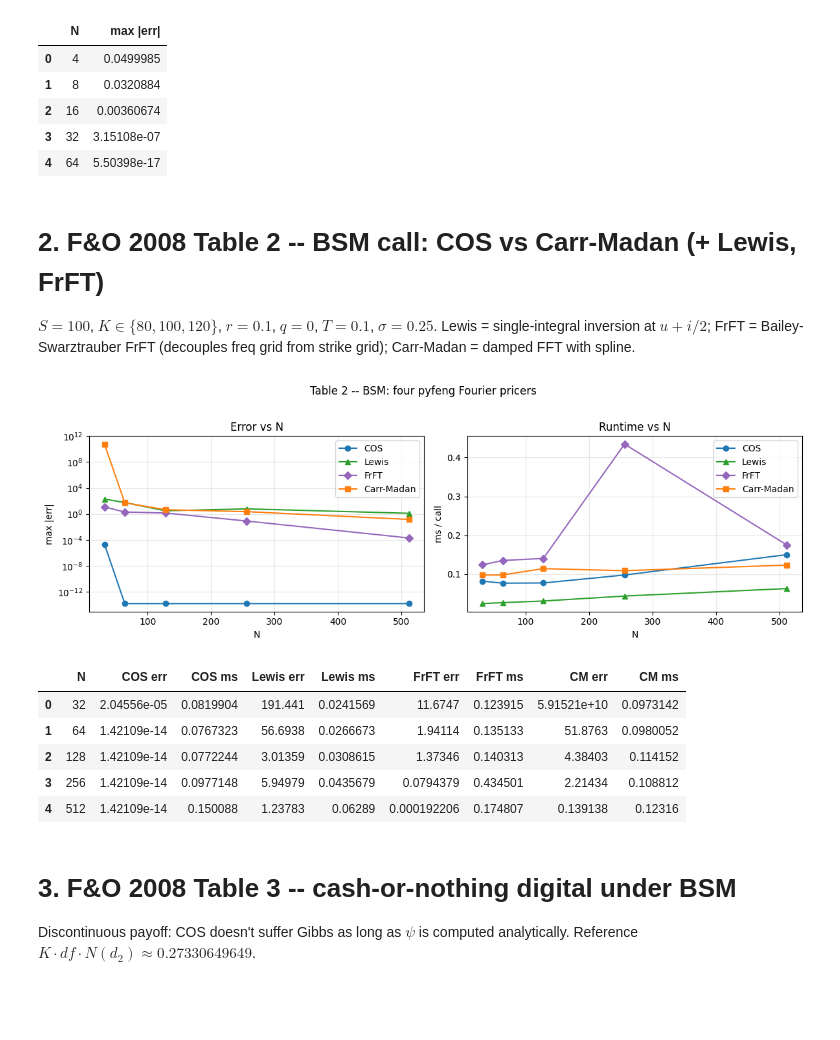
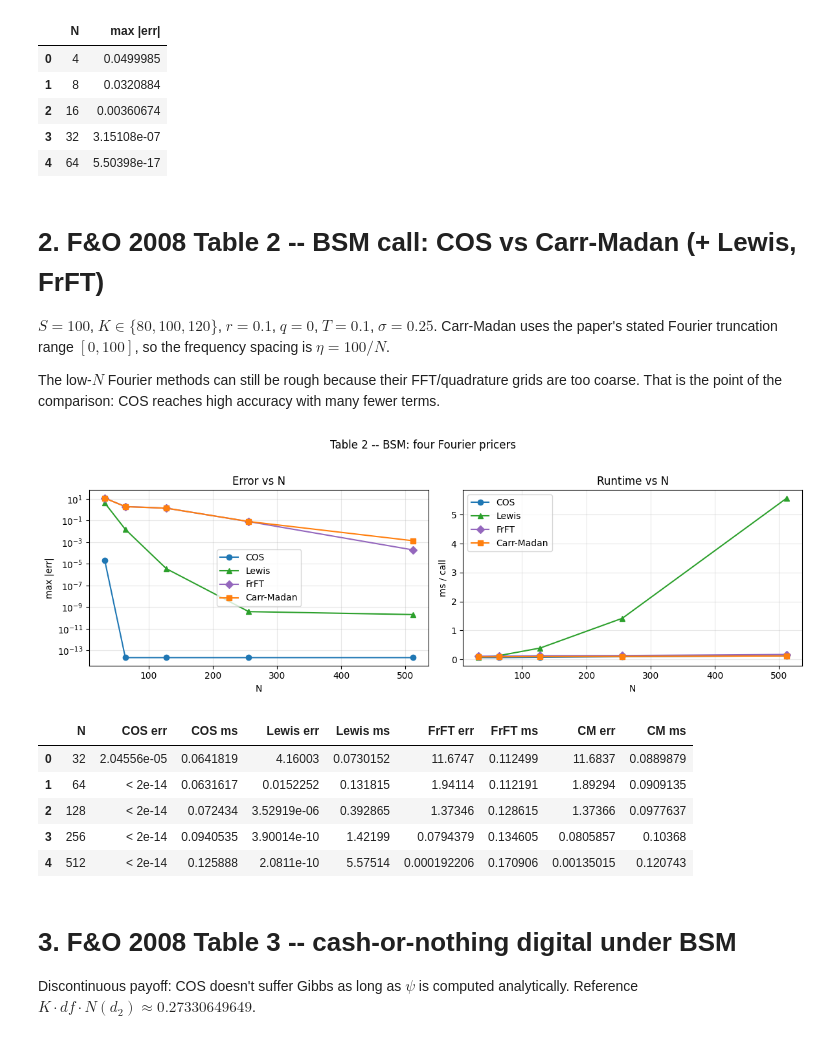
Before and after one commit to ee2625/fourier-cosine-option-pricing, a Jupyter notebook: notebooks/tests.ipynb, the cells around one changed output. Saved outputs shown, nothing was run; the diff lists cells and outputs as text; code cells hidden in the pictures; blank space fills up the shorter version.

Commit message:
Clarify unstable Fourier benchmark cases

```diff
--- a/notebooks/tests.ipynb
+++ b/notebooks/tests.ipynb
@@ -188,60 +188,64 @@ df_t1
 # %% [markdown]
 # 2. F&O 2008 Table 2 -- BSM call: COS vs Carr-Madan (+ Lewis, FrFT)
 
-$S = 100$, $K \in \{80, 100, 120\}$, $r = 0.1$, $q = 0$, $T = 0.1$, $\sigma = 0.25$. Lewis = single-integral inversion at $u + i/2$; FrFT = Bailey-Swarztrauber FrFT (decouples freq grid from strike grid); Carr-Madan = damped FFT with spline.
+$S = 100$, $K \in \{80, 100, 120\}$, $r = 0.1$, $q = 0$, $T = 0.1$, $\sigma = 0.25$. Carr-Madan uses the paper's stated Fourier truncation range $[0,100]$, so the frequency spacing is $\eta = 100/N$.
+
+The low-$N$ Fourier methods can still be rough because their FFT/quadrature grids are too coarse. That is the point of the comparison: COS reaches high accuracy with many fewer terms.
 # %%
 from cos_pricing.carr_madan import carr_madan_price
+from cos_pricing.lewis import lewis_price
 
 sig, r, q, T, S = 0.25, 0.1, 0.0, 0.1, 100.0
 strikes_t2 = np.array([80.0, 100.0, 120.0])
 ref_t2     = bsm_price(strikes_t2, S, sig, T, r, q, cp=+1)
 
 m_cos  = BsmCos (sigma=sig, intr=r, divr=q)
-m_fft  = pf.BsmFft(sigma=sig, intr=r, divr=q)   # Lewis (Simpson)
 m_frft = BsmFrft(sigma=sig, intr=r, divr=q)     # FrFT
 fwd2   = S * np.exp((r - q) * T)
 df2    = np.exp(-r * T)
 cf_bsm = lambda u: np.exp(-0.5 * sig**2 * T * u * (u + 1j))   # CF of log(S_T/F)
 
 rows = []
 for N in [32, 64, 128, 256, 512]:
     m_cos.n_cos = N
     cos_e, cos_ms = bench(lambda: m_cos.price(strikes_t2, S, T, cp=+1), ref_t2)
 
-    m_fft.n_x = N
-    lw_e, lw_ms = bench(lambda: m_fft.price(strikes_t2, S, T, cp=+1), ref_t2)
+    lw_e, lw_ms = bench(lambda: lewis_price(cf_bsm, T, strikes_t2, fwd2, df2, cp=+1, n_quad=N), ref_t2)
 
     m_frft.n_frft, m_frft.eta_frft, m_frft.lambda_frft = N, 100.0 / N, 0.005
     fr_e, fr_ms = bench(lambda: m_frft.price_frft(strikes_t2, S, T, cp=+1), ref_t2)
 
-    cm_e, cm_ms = bench(lambda: carr_madan_price(cf_bsm, T, strikes_t2, fwd2, df2, cp=+1, N=N), ref_t2)
+    cm_e, cm_ms = bench(
+        lambda: carr_madan_price(cf_bsm, T, strikes_t2, fwd2, df2, cp=+1, N=N, eta_grid=100.0 / N),
+        ref_t2,
+    )
 
     rows.append((N, cos_e, cos_ms, lw_e, lw_ms, fr_e, fr_ms, cm_e, cm_ms))
 
 df_t2 = pd.DataFrame(rows, columns=["N",
     "COS err", "COS ms", "Lewis err", "Lewis ms",
     "FrFT err", "FrFT ms", "CM err", "CM ms"])
 
 methods = [("COS", "o-", "#1f77b4"), ("Lewis", "^-", "#2ca02c"),
            ("FrFT", "D-", "#9467bd"), ("Carr-Madan", "s-", "#ff7f0e")]
 err_cols, ms_cols = ["COS err", "Lewis err", "FrFT err", "CM err"], ["COS ms", "Lewis ms", "FrFT ms", "CM ms"]
 
 fig, (a1, a2) = plt.subplots(1, 2, figsize=(12, 4))
 for (lbl, st, col), ec, mc in zip(methods, err_cols, ms_cols):
-    a1.semilogy(df_t2["N"], df_t2[ec], st, label=lbl, color=col)
+    a1.semilogy(df_t2["N"], plot_values(df_t2[ec], ec), st, label=lbl, color=col)
     a2.plot    (df_t2["N"], df_t2[mc], st, label=lbl, color=col)
 a1.set(xlabel="N", ylabel="max |err|", title="Error vs N"); a1.grid(True, which="both", alpha=0.3); a1.legend()
 a2.set(xlabel="N", ylabel="ms / call", title="Runtime vs N"); a2.grid(True, alpha=0.3); a2.legend()
-fig.suptitle("Table 2 -- BSM: four pyfeng Fourier pricers", y=1.02); fig.tight_layout(); plt.show()
-df_t2
+fig.suptitle("Table 2 -- BSM: four Fourier pricers", y=1.02); fig.tight_layout(); plt.show()
+display_error_table(df_t2)
 # %% [output]
-[figure, old version]
+[figure, new version]
 |  | N | COS err | COS ms | Lewis err | Lewis ms | FrFT err | FrFT ms | CM err | CM ms |
-| 0 | 32 | 2.04556e-05 | 0.0819904 | 191.441 | 0.0241569 | 11.6747 | 0.123915 | 5.91521e+10 | 0.0973142 |
-| 1 | 64 | 1.42109e-14 | 0.0767323 | 56.6938 | 0.0266673 | 1.94114 | 0.135133 | 51.8763 | 0.0980052 |
-| 2 | 128 | 1.42109e-14 | 0.0772244 | 3.01359 | 0.0308615 | 1.37346 | 0.140313 | 4.38403 | 0.114152 |
-| 3 | 256 | 1.42109e-14 | 0.0977148 | 5.94979 | 0.0435679 | 0.0794379 | 0.434501 | 2.21434 | 0.108812 |
-| 4 | 512 | 1.42109e-14 | 0.150088 | 1.23783 | 0.06289 | 0.000192206 | 0.174807 | 0.139138 | 0.12316 |
+| 0 | 32 | 2.04556e-05 | 0.0641819 | 4.16003 | 0.0730152 | 11.6747 | 0.112499 | 11.6837 | 0.0889879 |
+| 1 | 64 | < 2e-14 | 0.0631617 | 0.0152252 | 0.131815 | 1.94114 | 0.112191 | 1.89294 | 0.0909135 |
+| 2 | 128 | < 2e-14 | 0.072434 | 3.52919e-06 | 0.392865 | 1.37346 | 0.128615 | 1.37366 | 0.0977637 |
+| 3 | 256 | < 2e-14 | 0.0940535 | 3.90014e-10 | 1.42199 | 0.0794379 | 0.134605 | 0.0805857 | 0.10368 |
+| 4 | 512 | < 2e-14 | 0.125888 | 2.0811e-10 | 5.57514 | 0.000192206 | 0.170906 | 0.00135015 | 0.120743 |
 # %% [markdown]
 # 3. F&O 2008 Table 3 -- cash-or-nothing digital under BSM
 
```
Also changed, not shown: parts of 6 cells of this notebook, 5 other files.
